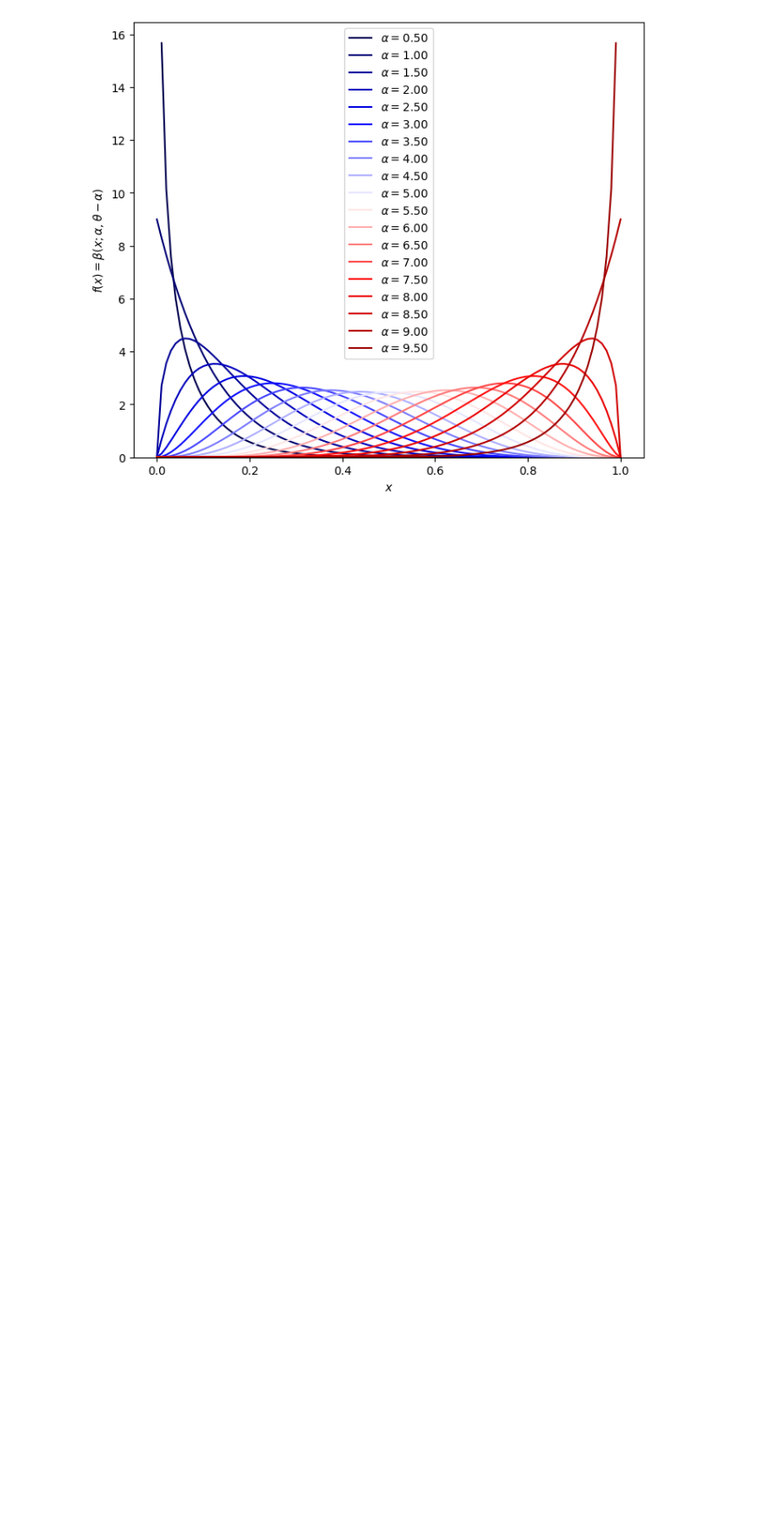
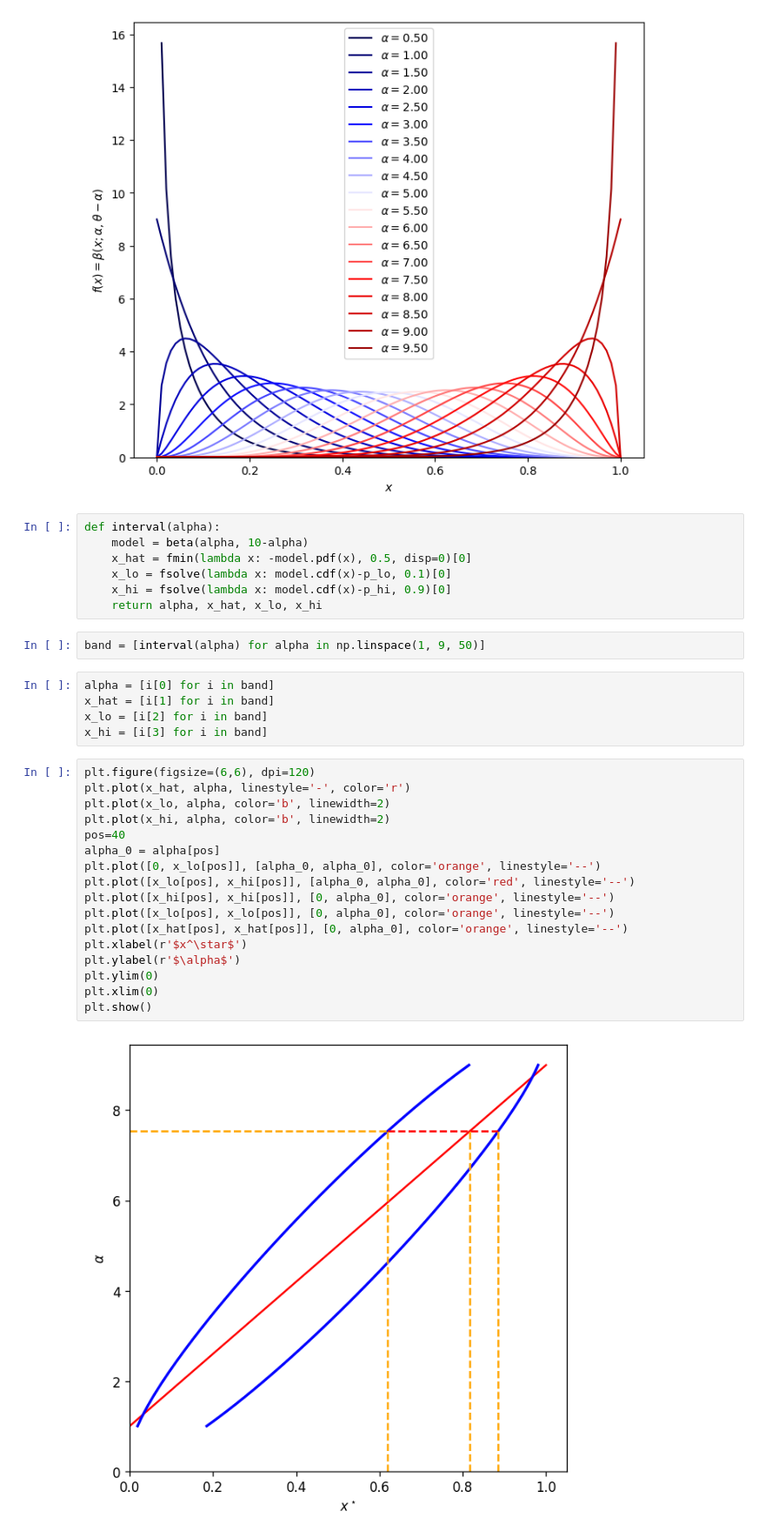
Before and after one commit to lucalista/analisi-dati-2021, a Jupyter notebook: 20.00.00__Intervalli_di_confidenza.ipynb, the cells around one changed output. Shown at 87% size. Saved outputs shown, nothing was run; the diff lists cells and outputs as text; blank space fills up the shorter version.

```diff
--- a/20.00.00__Intervalli_di_confidenza.ipynb
+++ b/20.00.00__Intervalli_di_confidenza.ipynb
@@ -221,3 +221,36 @@ plt.legend()
 plt.show()
 # %% [output]
 [figure]
+# %%
+def interval(alpha):
+    model = beta(alpha, 10-alpha)
+    x_hat = fmin(lambda x: -model.pdf(x), 0.5, disp=0)[0]
+    x_lo = fsolve(lambda x: model.cdf(x)-p_lo, 0.1)[0]
+    x_hi = fsolve(lambda x: model.cdf(x)-p_hi, 0.9)[0]
+    return alpha, x_hat, x_lo, x_hi
+# %%
+band = [interval(alpha) for alpha in np.linspace(1, 9, 50)]
+# %%
+alpha = [i[0] for i in band]
+x_hat = [i[1] for i in band]
+x_lo = [i[2] for i in band]
+x_hi = [i[3] for i in band]
+# %%
+plt.figure(figsize=(6,6), dpi=120)
+plt.plot(x_hat, alpha, linestyle='-', color='r')
+plt.plot(x_lo, alpha, color='b', linewidth=2)
+plt.plot(x_hi, alpha, color='b', linewidth=2)
+pos=40
+alpha_0 = alpha[pos]
+plt.plot([0, x_lo[pos]], [alpha_0, alpha_0], color='orange', linestyle='--')
+plt.plot([x_lo[pos], x_hi[pos]], [alpha_0, alpha_0], color='red', linestyle='--')
+plt.plot([x_hi[pos], x_hi[pos]], [0, alpha_0], color='orange', linestyle='--')
+plt.plot([x_lo[pos], x_lo[pos]], [0, alpha_0], color='orange', linestyle='--')
+plt.plot([x_hat[pos], x_hat[pos]], [0, alpha_0], color='orange', linestyle='--')
+plt.xlabel(r'$x^\star$')
+plt.ylabel(r'$\alpha$')
+plt.ylim(0)
+plt.xlim(0)
+plt.show()
+# %% [output]
+[figure, added]
```
Also changed, not shown: parts of 1 cell of this notebook.
